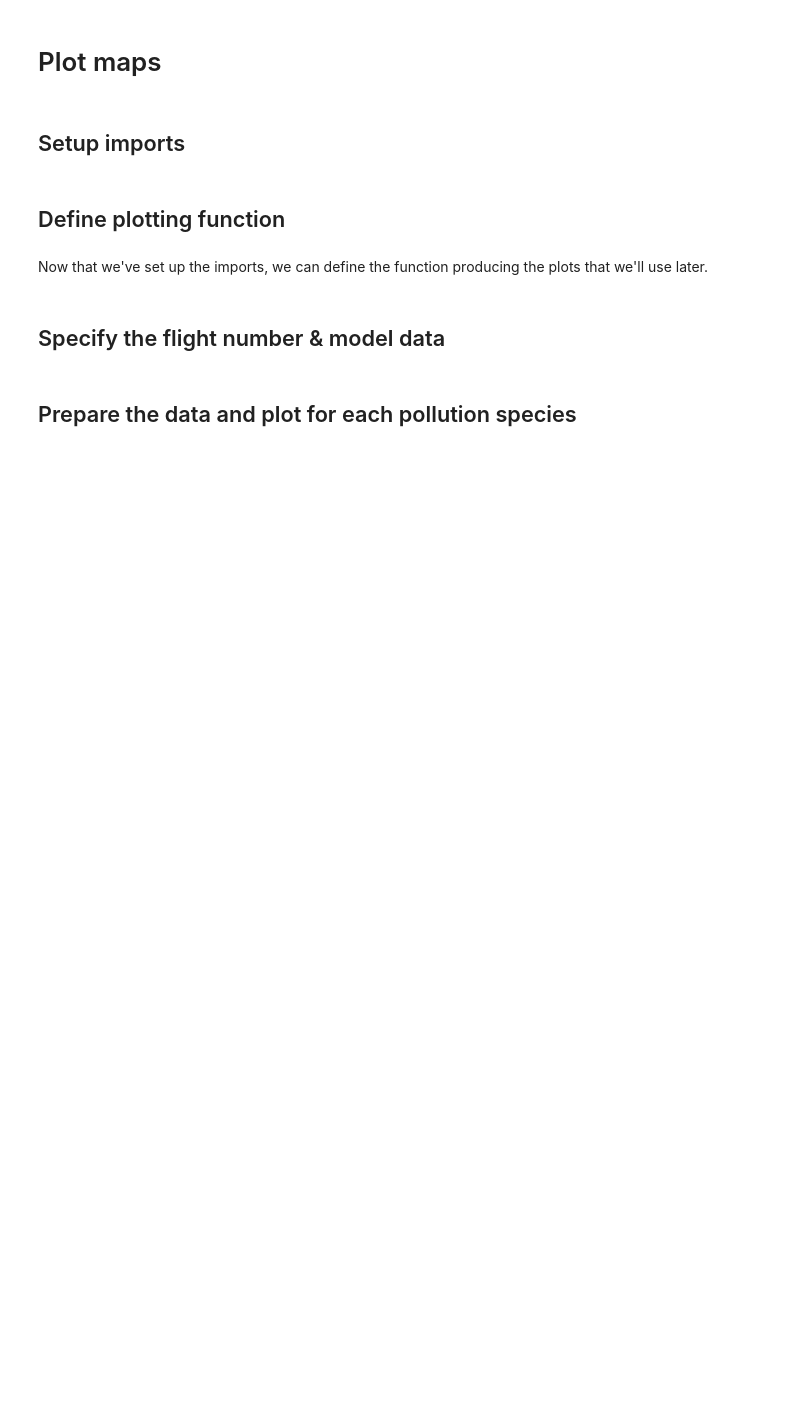
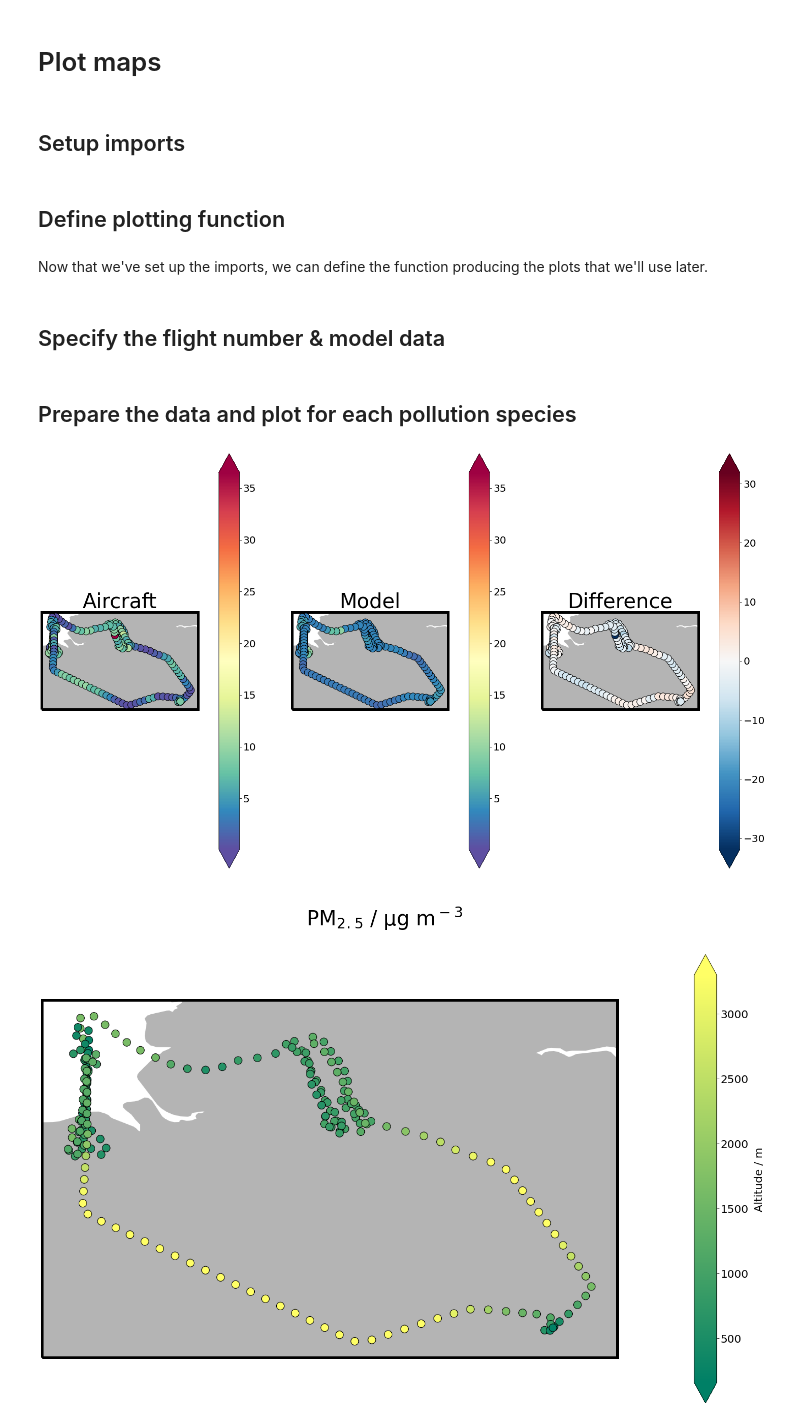
Before and after one commit to ADAQ-AQI/cap-notebooks, a Jupyter notebook: new-flight-plots/maps.ipynb, the cells around one changed output. Cells and saved outputs as stored; diff of their text form; code cells hidden in the pictures; blank space fills up the shorter version.

```diff
--- a/new-flight-plots/maps.ipynb
+++ b/new-flight-plots/maps.ipynb
@@ -12,7 +12,7 @@ import notebook_prepare as pre
 # %% [markdown]
 Now that we've set up the imports, we can define the function producing the plots that we'll use later.
 # %%
-def plot_track(df,plotdir) :
+def plot_track(df,plotdir,outcome) :
 
     """
     Plot maps of aircraft track.
@@ -35,12 +35,14 @@ def plot_track(df,plotdir) :
     cb4.ax.tick_params(labelsize=20)
     cb4.set_label('Altitude / m',fontsize=20,labelpad=10)
 
-    #plt.show()
-    # Save the figure.
-    plt.savefig(plotdir+key+'_Map_Track.png')
-    plt.close()
+    if outcome == 'show':
+        plt.show()
+
+    elif outcome == 'save':
+        plt.savefig(plotdir+key+'_Map_Track.png')
+        plt.close()
 # %%
-def plot_maps(df,plotdir,key,label,model) :
+def plot_maps(df,plotdir,key,outcome,label,model) :
 
     """
     Plot maps of aircraft data.
@@ -54,7 +56,6 @@ def plot_maps(df,plotdir,key,label,model) :
     # Define the data.
     lat_data = df['Latitude'][:]
     lon_data = df['Longitude'][:]
-    alt_data = df['Altitude'][:]
     data = pre.read_data_values(df, model)
 
     # Determine the minimum and maximum values.
@@ -116,35 +117,43 @@ def plot_maps(df,plotdir,key,label,model) :
 
     fig.supxlabel(label,fontsize=40, ha="center")
 
-    #plt.show()
+    if outcome == 'show':
+        plt.show()
 
-    # Save the figure.
-    plt.savefig(plotdir+key+'_Map.png')
-    plt.close()
+    elif outcome == 'save':
+        plt.savefig(plotdir+key+'_Map.png')
+        plt.close()
 # %% [markdown]
 ## Specify the flight number & model data
 # %%
 # Set the flight number.
-# Current valid options are M270, M296 and M302.
+# Current valid options are C110, M270, M296 and M302.
 flight_number = 'C110'
 
 # Specify whether you have model data to plot.
 model = True
+
+# Specify whether to save or just display the plots.
+# Valid options are 'show' or 'save'.
+outcome = 'show'
 # %% [markdown]
 ## Prepare the data and plot for each pollution species
 # %%
 species_dict = pre.species_dictionary(flight_number)
 setup = pre.setup_notebook(flight_number, model)
 optns = setup[4]
 
 for key in species_dict.keys() :
     code,label,column_key,unit_conv = species_dict[key]['code'],species_dict[key]['label'],species_dict[key]['column_key'],species_dict[key]['unit_conv']
 
         # Combine the aircraft and model data.
     df = pre.combine_data(setup,code)
         # Resample the data.
     resample_df = pre.resample_data(df,optns['resample_time'],optns['avg_method'],optns['min_method'],optns['max_method'], model)
 
-    plot_maps(resample_df,setup[5],key,label, model)
+    plot_maps(resample_df,setup[5],key,outcome,label,model)
 
-plot_track(resample_df,setup[5])
+plot_track(resample_df,setup[5],outcome)
+# %% [output]
+[figure, added]
+[figure, added]
```
Also changed, not shown: 9 other files.
